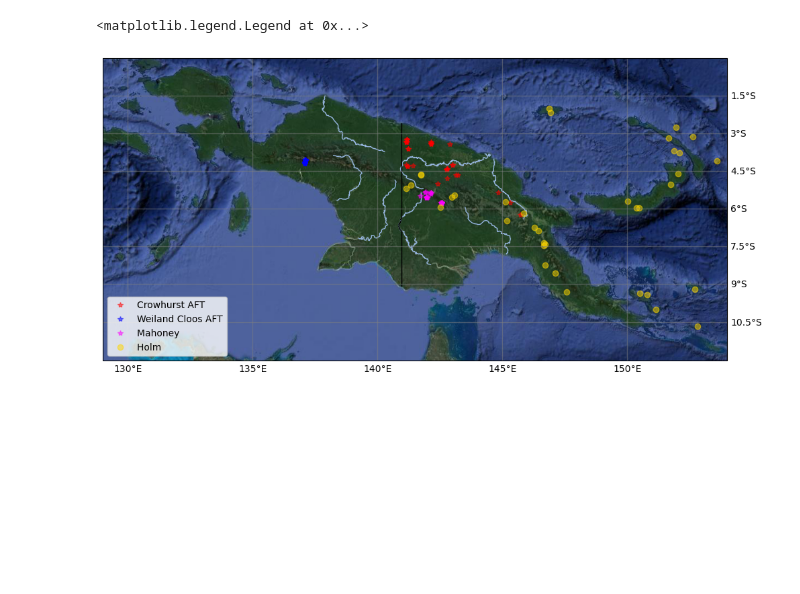
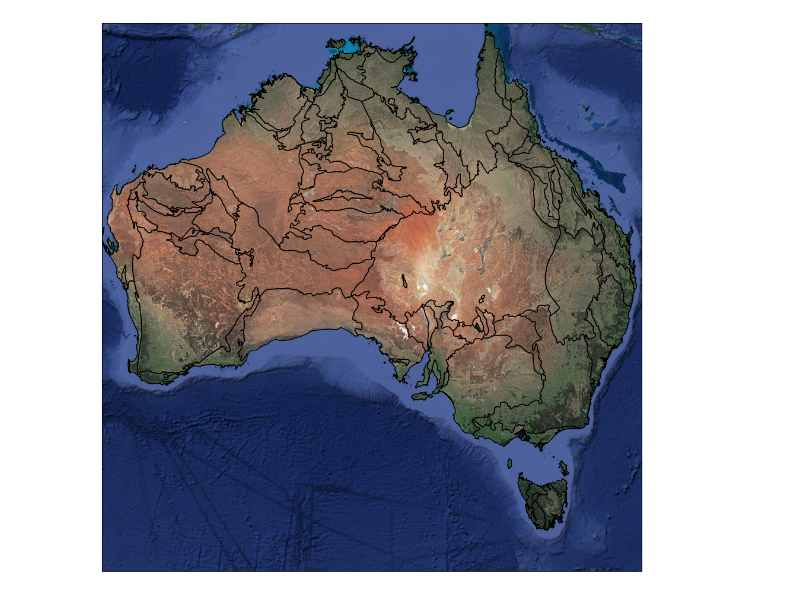
Before and after one commit to saraemp/Python_for_Geoscientists_Exercise2, a Jupyter notebook: Visualizing_geologic_maps.ipynb, the cells around one changed output. Saved outputs shown, nothing was run; the diff lists cells and outputs as text; code cells hidden in the pictures; blank space fills up the shorter version.

```diff
--- a/Visualizing_geologic_maps.ipynb
+++ b/Visualizing_geologic_maps.ipynb
@@ -23,53 +36,0 @@ from cartopy.feature import NaturalEarthFeature
-# %%
-#RD: change the lat and lon so that it shows Australia instead
-# N_LAT: -10
-# S_LAT: -44
-# E_LONG: 154
-# W_LONG: 113
-
-
-
-mapbox_satellite = cimgt.MapboxTiles(map_id='satellite',
-                                     access_token='pk.eyJ1IjoibG91aXNtb3Jlc2kiLCJhIjoiY2pzeG1mZzFqMG5sZDQ0czF5YzY1NmZ4cSJ9.lpsUzmLasydBlS0IOqe5JA')
-google_maps_satellite = cimgt.GoogleTiles(style="satellite")
-
-google_maps_satellite = cimgt.GoogleTiles(style="satellite")
-
-
-# # Specify a region of interest
-lat0 =  0; lat1 = -12; lon0 =  129; lon1 = 154
-map_extent = [lon0, lon1, lat0, lat1]
-map_tiles = mapbox_satellite
-fig = plt.figure(figsize=(12, 12), facecolor="none")
-
-# Create a GeoAxes in the tile's projection.
-ax = plt.axes(projection=map_tiles.crs)
-ax.set_extent(map_extent)
-ax.add_image(google_maps_satellite, 6)#10
-
-#Add coordinates
-gl = ax.gridlines(crs=ccrs.PlateCarree(), draw_labels=True,linewidth=1,
-                  color='gray', alpha=0.5)
-gl.xlabels_top = False
-gl.ylabels_left = False
-gl.xformatter = LONGITUDE_FORMATTER
-gl.yformatter = LATITUDE_FORMATTER
-
-#plot data
-# ax.plot( Crowhurst.Longitude, Crowhurst.Latitude*-1, '*', color='r', alpha=.5, transform=ccrs.Geodetic(), label='Crowhurst AFT')
-# ax.plot( Weiland_Cloos.Longitude, Weiland_Cloos.Latitude*-1, '*', color='b',alpha=.5, transform=ccrs.Geodetic(), label='Weiland Cloos AFT')
-# ax.plot( Mahoney.Longitude, Mahoney.Latitude, '*', color='magenta', alpha=.5,  transform=ccrs.Geodetic(), label='Mahoney ')
-# ax.plot( Holm.Longitude, Holm.Latitude, 'o', color='gold', alpha=.5,  transform=ccrs.Geodetic(), label='Holm ')
-
-
-ax.add_feature(cfeature.RIVERS)
-# ax.add_feature(coast, edgecolor='gray')
-
-#Color code by age range or do a loop and color-code the points using np.linspace(color)...
-# ax.add_feature(cfeature.STATES, edgecolor='grey')
-
-ax.add_feature(cfeature.BORDERS, edgecolor='black')
-ax.legend(loc='lower left')
-# %% [output]
-<matplotlib.legend.Legend at 0x...>
-[figure, removed]
@@ -76,17 +40,28 @@ ax.legend(loc='lower left')
 # %%
-#RD:
-#change the lat and lon so that it shows Australia instead
-#load the shapefile gregpldd.shp That file is in a zip folder that can be donwloaded here https://ecat.ga.gov.au/geonetwork/srv/eng/catalog.search#/metadata/32366
-#'./georegions/shapefiles/gregpldd.shp'
+# Plot the shapefile without any colors
+mapbox_satellite = cimgt.MapboxTiles(map_id='satellite',
+                                     access_token='pk.eyJ1IjoibG91aXNtb3Jlc2kiLCJhIjoiY2pzeG1mZzFqMG5sZDQ0czF5YzY1NmZ4cSJ9.lpsUzmLasydBlS0IOqe5JA')
+google_maps_satellite = cimgt.GoogleTiles(style="satellite")
+google_maps_satellite = cimgt.GoogleTiles(style="satellite")
 
-# Specify a region of interest
-lat0 =  0; lat1 = -12; lon0 =  129; lon1 = 154
+
+lat0 =  -10; lat1 = -44; lon0 =  154; lon1 = 113
 map_extent = [lon0, lon1, lat0, lat1]
 map_tiles = mapbox_satellite
 fig = plt.figure(figsize=(12, 12), facecolor="none")
+
 
 # Create a GeoAxes in the tile's projection.
 ax = plt.axes(projection=map_tiles.crs)
 ax.set_extent(map_extent)
 ax.add_image(google_maps_satellite, 6)#10
+
+
+shape_feature = ShapelyFeature(shpreader.Reader(geo_units).geometries(),
+                                ccrs.PlateCarree(), facecolor='none')
+
+ax.add_feature(shape_feature)
+pass
+# %% [output]
+[figure, added]
 # %%
```
Also changed, not shown: parts of 16 cells of this notebook, 29 other files.
